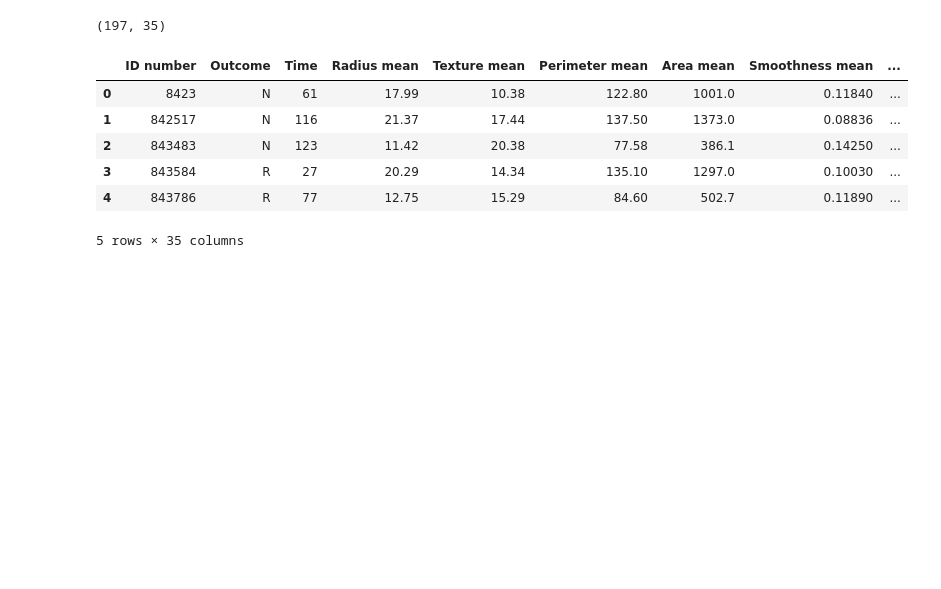
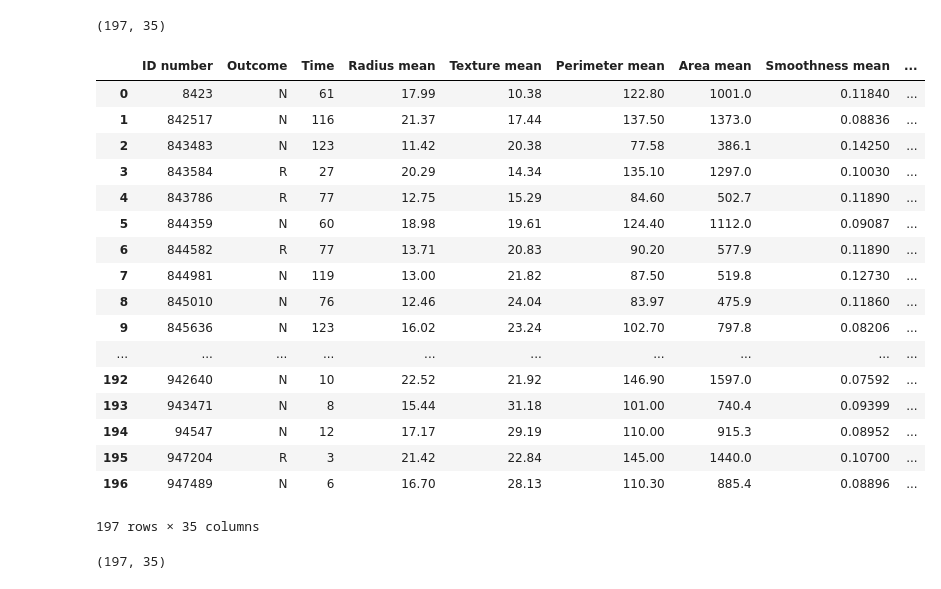
Before and after one commit to sharonsu94/breast-cancer-prediction, a Jupyter notebook: DataCleaning/CleanDatasets.ipynb, the cells around one changed output. Drawn from its saved outputs; the diff is of its cells as text; code cells hidden in the pictures; blank space fills up the shorter version.

```diff
--- a/DataCleaning/CleanDatasets.ipynb
+++ b/DataCleaning/CleanDatasets.ipynb
@@ -60,14 +82,25 @@ data2.columns = ["ID number", "Outcome", "Time", "Radius mean", "Texture mean",
                "Smoothness worst", "Compactness worst", "Concavity worst", "Concave Points worst", "Symmetry worst",
                "Fractal Dimension worst", "Tumor size", "Lymph node status"]
 # %%
-data2.head()
+data2
 # %% [output]
 |  | ID number | Outcome | Time | Radius mean | Texture mean | Perimeter mean | Area mean | Smoothness mean | ... |
 | 0 | 8423 | N | 61 | 17.99 | 10.38 | 122.80 | 1001.0 | 0.11840 | ... |
 | 1 | 842517 | N | 116 | 21.37 | 17.44 | 137.50 | 1373.0 | 0.08836 | ... |
 | 2 | 843483 | N | 123 | 11.42 | 20.38 | 77.58 | 386.1 | 0.14250 | ... |
 | 3 | 843584 | R | 27 | 20.29 | 14.34 | 135.10 | 1297.0 | 0.10030 | ... |
 | 4 | 843786 | R | 77 | 12.75 | 15.29 | 84.60 | 502.7 | 0.11890 | ... |
+| 5 | 844359 | N | 60 | 18.98 | 19.61 | 124.40 | 1112.0 | 0.09087 | ... |
+| 6 | 844582 | R | 77 | 13.71 | 20.83 | 90.20 | 577.9 | 0.11890 | ... |
+| 7 | 844981 | N | 119 | 13.00 | 21.82 | 87.50 | 519.8 | 0.12730 | ... |
+| 8 | 845010 | N | 76 | 12.46 | 24.04 | 83.97 | 475.9 | 0.11860 | ... |
+| 9 | 845636 | N | 123 | 16.02 | 23.24 | 102.70 | 797.8 | 0.08206 | ... |
+| ... | ... | ... | ... | ... | ... | ... | ... | ... | ... |
+| 192 | 942640 | N | 10 | 22.52 | 21.92 | 146.90 | 1597.0 | 0.07592 | ... |
+| 193 | 943471 | N | 8 | 15.44 | 31.18 | 101.00 | 740.4 | 0.09399 | ... |
+| 194 | 94547 | N | 12 | 17.17 | 29.19 | 110.00 | 915.3 | 0.08952 | ... |
+| 195 | 947204 | R | 3 | 21.42 | 22.84 | 145.00 | 1440.0 | 0.10700 | ... |
+| 196 | 947489 | N | 6 | 16.70 | 28.13 | 110.30 | 885.4 | 0.08896 | ... |
-5 rows × 35 columns
+197 rows × 35 columns
 # %%
 data2.to_csv('wpbcDataComplete.csv')
@@ -75,0 +107,4 @@ FinalData=data.merge(data2)
+# %%
+data2.shape
+# %% [output]
+(197, 35)
```
Also changed, not shown: parts of 8 cells of this notebook, 3 other files.
